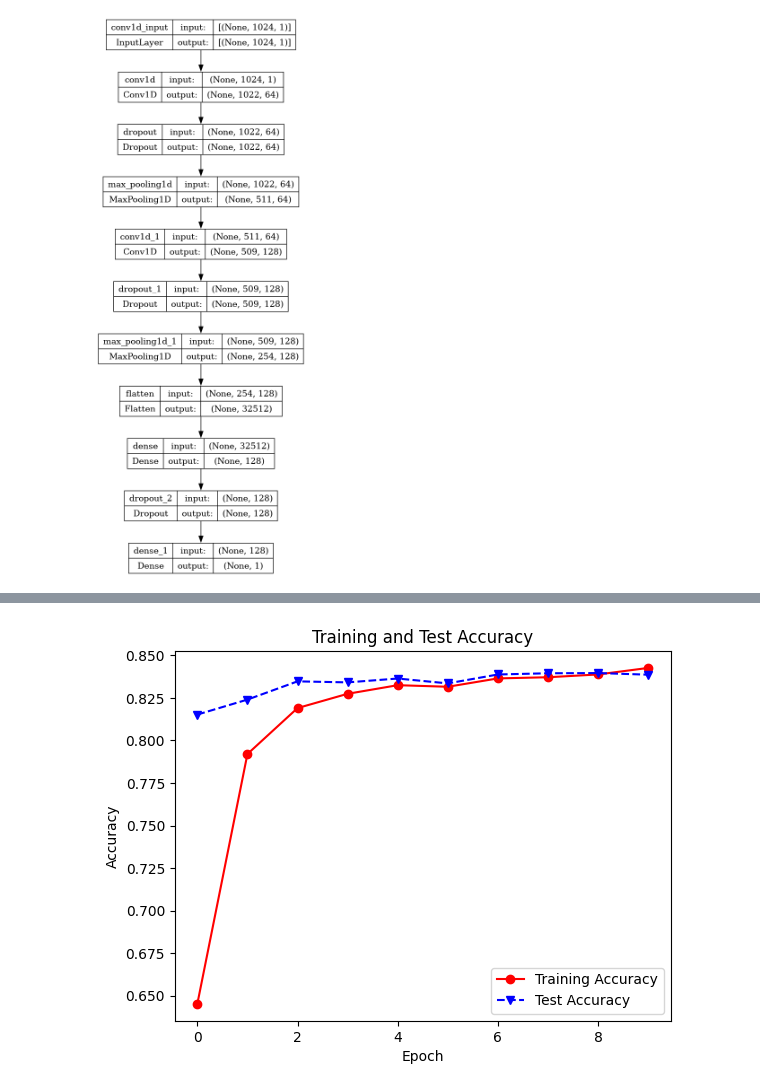
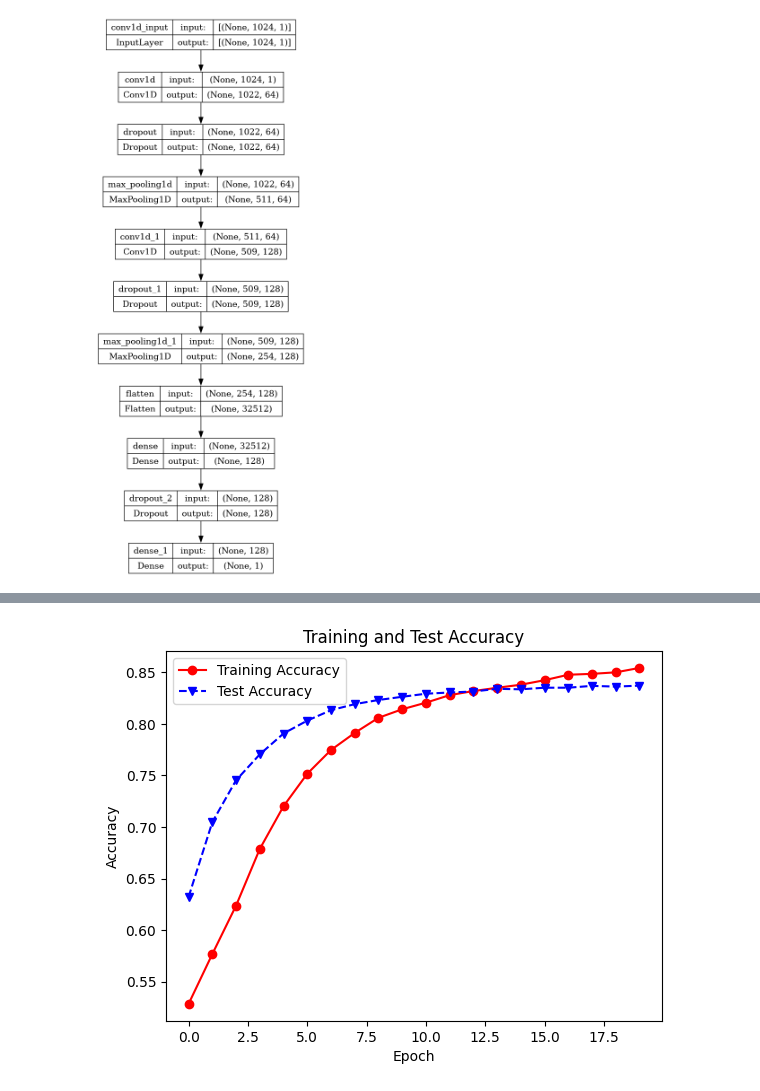
Before and after one commit to Devoalda/CSC3105_Project, a Jupyter notebook: Project.ipynb, the cells around one changed output, grey strips where cells are left out. Drawn from its saved outputs; the diff is of its cells as text; code cells hidden in the pictures.

Commit message:
visualization updates for mlp
visualization updates for mlp

```diff
--- a/Project.ipynb
+++ b/Project.ipynb
@@ -1057,4 +1087,5 @@ model.save('CNN.keras')
 # %%
+# Import necessary libraries
 from tensorflow.keras.models import Sequential
 from tensorflow.keras.layers import Dense, Dropout
 from tensorflow.keras.callbacks import EarlyStopping
@@ -1063,53 +1094,70 @@ from sklearn.preprocessing import StandardScaler
 from tensorflow.keras.layers import BatchNormalization
 from tensorflow.keras import regularizers
 from tensorflow.keras.optimizers import Adam
+from sklearn.metrics import confusion_matrix, roc_curve, auc
+import seaborn as sns
 
 # Set random seed for reproducibility
 tf.random.set_seed(42)
 
-# Assuming data is your cleaned data and 'NLOS' is your target variable
+# Drop the target column 'NLOS' from the data and assign the remaining data to X
 X = data.drop('NLOS', axis=1)
+# Assign the target column 'NLOS' to y
 y = data['NLOS']
 
-# Split the data into training and testing sets
+# Split the data into training and testing sets with a 80:20 ratio
 X_train, X_test, y_train, y_test = train_test_split(X, y, test_size=0.2, random_state=42)
 
-# It's a good practice to scale your data to zero mean and unit variance before training a neural network
+# Initialize a StandardScaler object
 scaler = StandardScaler()
+# Fit the scaler to the training data and transform it
 X_train = scaler.fit_transform(X_train)
+# Transform the testing data using the fitted scaler
 X_test = scaler.transform(X_test)
 
-# Define the model with adjusted learning rate and regularization strength
+# Initialize a Sequential model
 model = Sequential()
+# Add a Dense layer with 64 units, ReLU activation function and L2 regularization
 model.add(Dense(64, input_dim=X_train.shape[1], activation='relu', kernel_regularizer=regularizers.l2(0.001)))
+# Add a BatchNormalization layer to normalize the activations of the previous layer
 model.add(BatchNormalization())
+# Add a Dropout layer to prevent overfitting
 model.add(Dropout(0.5))
+# Add another Dense layer with 32 units, ReLU activation function and L2 regularization
 model.add(Dense(32, activation='relu', kernel_regularizer=regularizers.l2(0.001)))
+# Add another BatchNormalization layer
 model.add(BatchNormalization())
+# Add another Dropout layer
 model.add(Dropout(0.5))
+# Add another Dense layer with 16 units, ReLU activation function and L2 regularization
 model.add(Dense(16, activation='relu', kernel_regularizer=regularizers.l2(0.001)))
+# Add another BatchNormalization layer
 model.add(BatchNormalization())
+# Add another Dropout layer
 model.add(Dropout(0.5))
+# Add the output Dense layer with 1 unit and sigmoid activation function
 model.add(Dense(1, activation='sigmoid'))
 
-# Define early stopping
-early_stopping = EarlyStopping(monitor='val_loss', patience=50)
+# Define early stopping to stop training when the validation loss has not improved for 10 epochs
+early_stopping = EarlyStopping(monitor='val_loss', patience=10)
 
-# Compile the model with a lower learning rate
-model.compile(loss='binary_crossentropy', optimizer=Adam(lr=0.0001), metrics=['accuracy'])
+# Compile the model with Adam optimizer, binary cross-entropy loss function and accuracy as the evaluation metric
+model.compile(loss='binary_crossentropy', optimizer=Adam(learning_rate=0.0001), metrics=['accuracy'])
 
-# Train the model with reduced epochs
-history = model.fit(X_train, y_train, epochs=10, batch_size=32, validation_data=(X_test, y_test), callbacks=[early_stopping])
+# Train the model on the training data for 20 epochs with a batch size of 32 and validate on the testing data
+history = model.fit(X_train, y_train, epochs=20, batch_size=32, validation_data=(X_test, y_test), callbacks=[early_stopping])
 
-# Evaluate the model
+# Evaluate the model on the testing data and store the loss and accuracy in 'scores'
 scores = model.evaluate(X_test, y_test, verbose=0)
 
-# Make predictions and generate classification report
+# Make predictions on the testing data
 y_pred = model.predict(X_test)
+# Convert the predicted probabilities to binary outputs
 y_pred_classes = (y_pred > 0.5).astype("int32")
+# Generate a classification report
 report = classification_report(y_test, y_pred_classes)
 
-# Plot training and test accuracy
+# Plot the training and validation accuracy over epochs
 plt.plot(history.history['accuracy'], 'ro-', history.history['val_accuracy'], 'bv--')
 plt.title('Training and Test Accuracy')
 plt.xlabel('Epoch')
@@ -1117,7 +1165,7 @@ plt.ylabel('Accuracy')
 plt.legend(['Training Accuracy', 'Test Accuracy'])
 plt.show()
 
-# Plot training and validation loss
+# Plot the training and validation loss over epochs
 plt.figure(figsize=(12, 6))
 plt.plot(history.history['loss'], label='Training Loss')
 plt.plot(history.history['val_loss'], label='Validation Loss')
@@ -1127,8 +1175,52 @@ plt.ylabel('Loss')
 plt.legend()
 plt.show()
 
-# Print the accuracy and the classification report
+# Print the testing loss and accuracy
 print('Test loss:', scores[0])
 print('Test accuracy:', scores[1])
+# Print the classification report
 print('Classification Report: \n', report)
+
+# 1. Visualize Weights and Biases
+for layer in model.layers:
+    if 'dense' in layer.name:
+        weights, biases = layer.get_weights()
+        plt.figure(figsize=(10, 5))
+        plt.subplot(1, 2, 1)
+        plt.hist(weights.flatten())
+        plt.title(f'{layer.name} weights')
+        plt.subplot(1, 2, 2)
+        plt.hist(biases.flatten())
+        plt.title(f'{layer.name} biases')
+        plt.show()
+
+# 2. Confusion Matrix
+# Convert the predicted probabilities to binary outputs
+y_pred_classes = (y_pred > 0.5).astype("int32")
+# Generate the confusion matrix
+cm = confusion_matrix(y_test, y_pred_classes)
+# Plot the confusion matrix
+plt.figure(figsize=(5, 5))
+sns.heatmap(cm, annot=True, fmt='d', cmap='Blues')
+plt.title('Confusion matrix')
+plt.xlabel('Predicted class')
+plt.ylabel('True class')
+plt.show()
+
+# 3. ROC Curve
+# Compute ROC curve and ROC area for each class
+fpr, tpr, _ = roc_curve(y_test, y_pred)
+roc_auc = auc(fpr, tpr)
+# Plot the ROC curve
+plt.figure()
+lw = 2
+plt.plot(fpr, tpr, color='darkorange', lw=lw, label='ROC curve (area = %0.2f)' % roc_auc)
+plt.plot([0, 1], [0, 1], color='navy', lw=lw, linestyle='--')
+plt.xlim([0.0, 1.0])
+plt.ylim([0.0, 1.05])
+plt.xlabel('False Positive Rate')
+plt.ylabel('True Positive Rate')
+plt.title('Receiver Operating Characteristic')
+plt.legend(loc="lower right")
+plt.show()
 # %% [output]
@@ -1153 +1244 @@ Epoch 10/10
-[figure, old version]
+[figure, new version]
```
Also changed, not shown: parts of 2 cells of this notebook.
